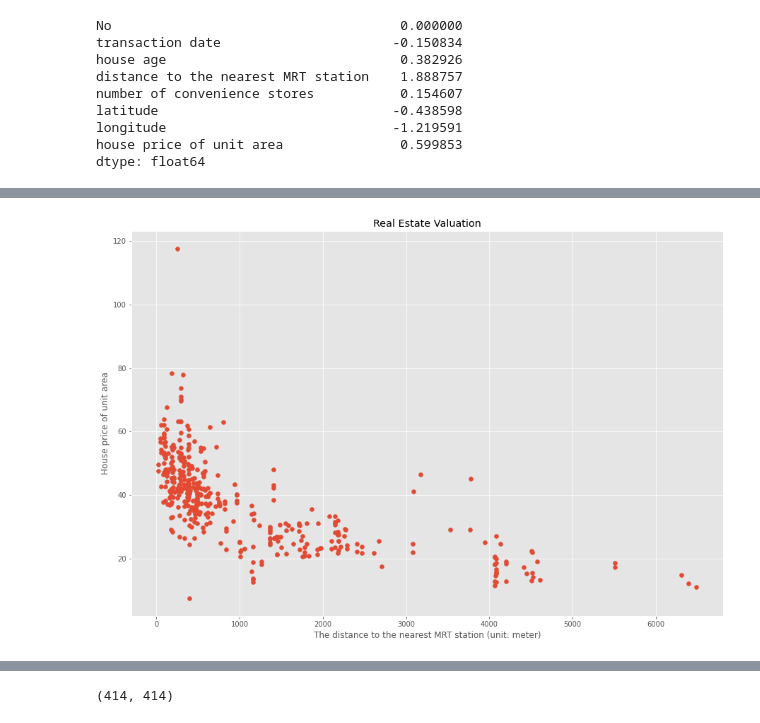
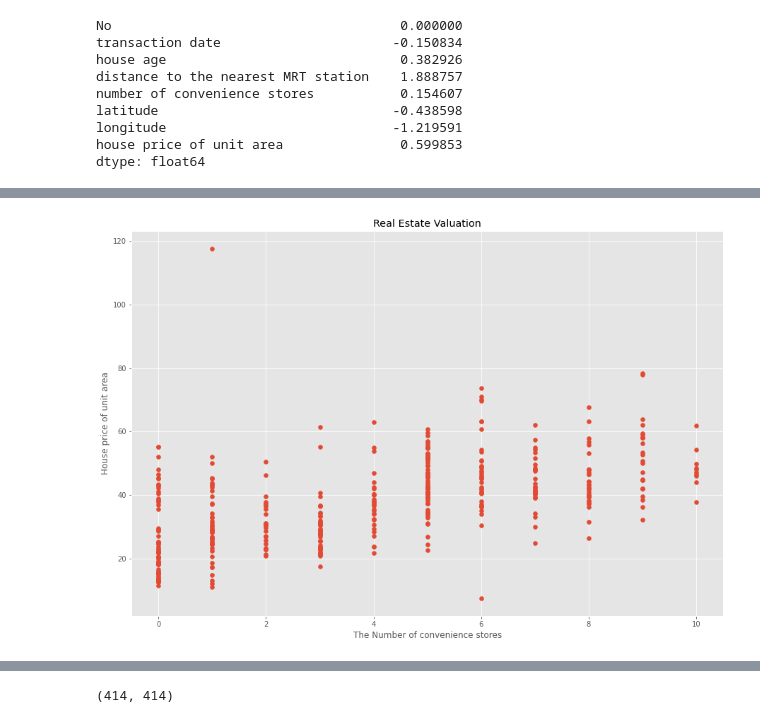
Before and after one commit to 1rahulvijay/Predicting_house_price_linear_regression-, a Jupyter notebook: real_state_valuation.ipynb, the cells around one changed output, grey strips where cells are left out. Cells and saved outputs as stored; diff of their text form; code cells hidden in the pictures.

```diff
--- a/real_state_valuation.ipynb
+++ b/real_state_valuation.ipynb
@@ -138,9 +165,9 @@ for i in data.columns:
 # %%
 plt.figure(figsize=(15,10))
-plt.scatter(x=data['distance to the nearest MRT station'], y=data['house price of unit area'])
-plt.xlabel('The distance to the nearest MRT station (unit: meter)')
+plt.scatter(x=data['number of convenience stores'], y=data['house price of unit area'])
+plt.xlabel('The Number of convenience stores')
 plt.ylabel('House price of unit area')
 plt.title('Real Estate Valuation')
 plt.show()
 # %% [output]
-[figure, old version]
+[figure, new version]
```
Also changed, not shown: parts of 29 cells of this notebook.
